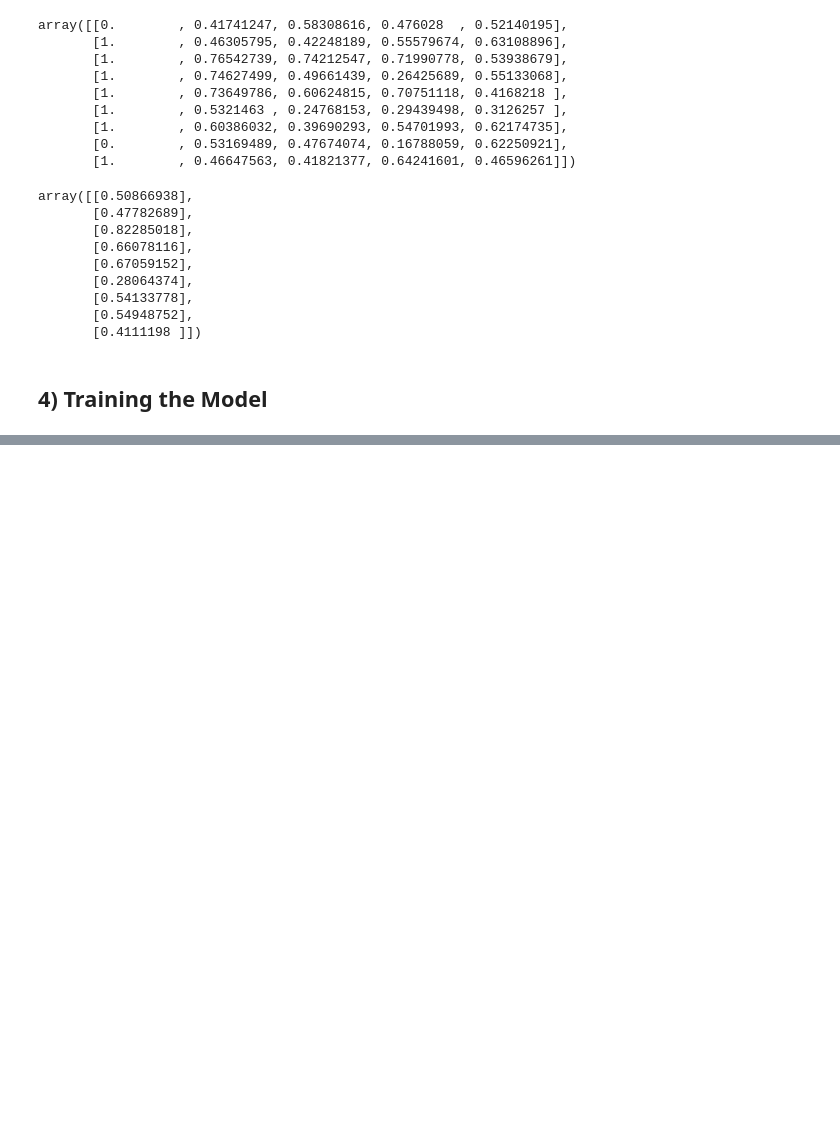
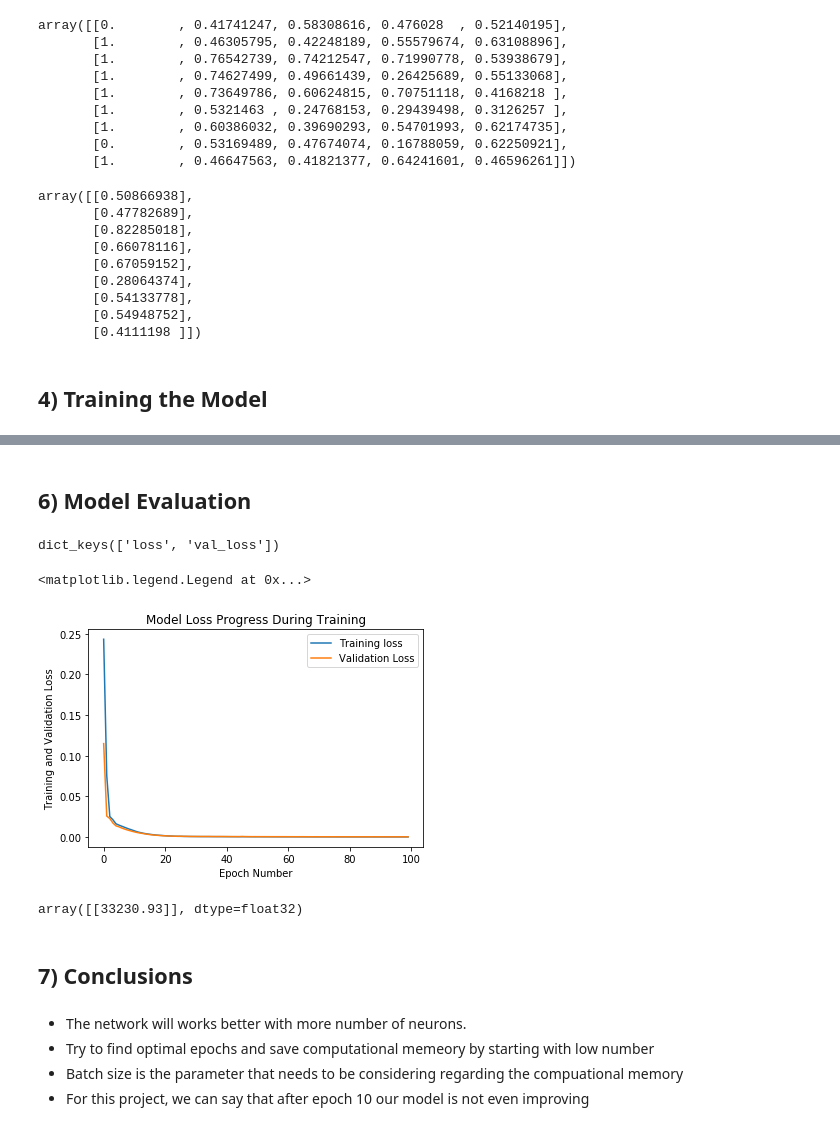
Before and after one commit to sukesh-reddy/Car-Purchase-Prediction-Using-ANN-s, a Jupyter notebook: Predicting Car Purchase Amount Using ANN's.ipynb, the cells around one changed output, grey strips where cells are left out. Saved outputs shown, nothing was run; the diff lists cells and outputs as text; code cells hidden in the pictures; blank space fills up the shorter version.

Commit message:
Model evaluation and conclusions are done

```diff
--- a/Predicting Car Purchase Amount Using ANN's.ipynb
+++ b/Predicting Car Purchase Amount Using ANN's.ipynb
@@ -156,5 +149,3 @@ Non-trainable params: 0
 _________________________________________________________________
 # %%
 model.compile(optimizer='adam',loss='mean_squared_error')
-# %%
-epochs_hist = model.fit(X_train,y_train,epochs=20,batch_size=25,verbose=1,validation_split=0.2)
@@ -198,0 +174,16 @@ Epoch 100/100
+# %% [markdown]
+## 6) Model Evaluation
+# %%
+epochs_hist.history.keys()
+# %% [output]
+dict_keys(['loss', 'val_loss'])
+# %%
+plt.plot(epochs_hist.history['loss'])
+plt.plot(epochs_hist.history['val_loss'])
+plt.title('Model Loss Progress During Training')
+plt.ylabel('Training and Validation Loss')
+plt.xlabel('Epoch Number')
+plt.legend(['Training loss','Validation Loss'])
+# %% [output]
+<matplotlib.legend.Legend at 0x...>
+[figure, added]
@@ -198,0 +194,11 @@ Epoch 100/100
+# %%
+predicted
+# %% [output]
+array([[33230.93]], dtype=float32)
+# %% [markdown]
+## 7) Conclusions
+# %% [markdown]
+- The network will works better with more number of neurons.
+- Try to find optimal epochs and save computational memeory by starting with low number
+- Batch size is the parameter that needs to be considering regarding the compuational memory
+- For this project, we can say that after epoch 10 our model is not even improving
```
Also changed, not shown: parts of 6 cells of this notebook.
